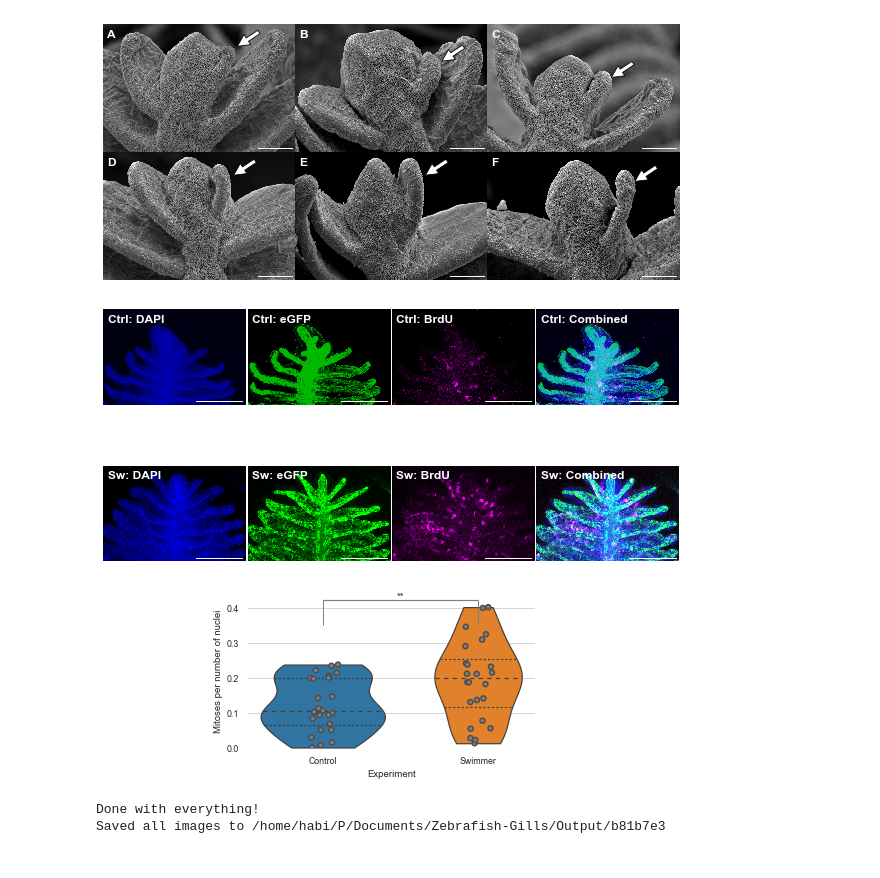
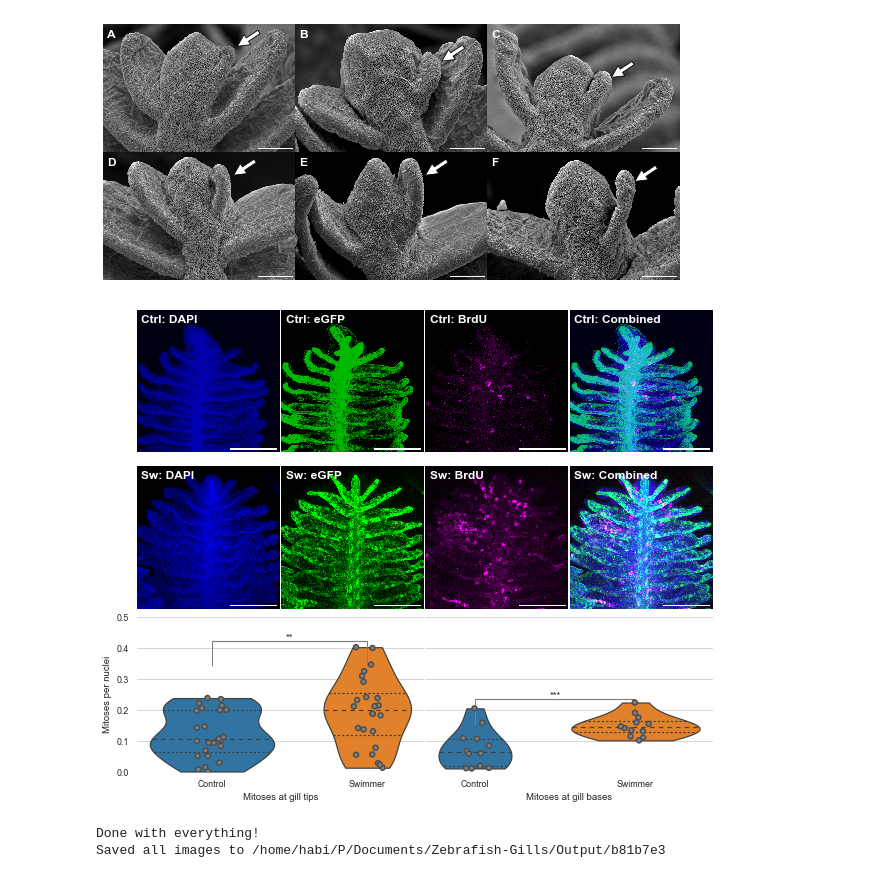
Before and after one commit to habi/Zebra-Fish-Gills, a Jupyter notebook: Gills-Analysis.ipynb, the cells around one changed output. Cells and saved outputs as stored; diff of their text form; code cells hidden in the pictures.

```diff
--- a/Gills-Analysis.ipynb
+++ b/Gills-Analysis.ipynb
@@ -3086,5 +3066,6 @@ Increase of Swimmer (start to end) is -0.4 %
 # %%
 # Shapiro -> Normalitätstest
-scipy.stats.shapiro(Mitoses['M_per_N'])
+for c, m in enumerate([Mitoses, Mitoses_base]):
+    print(which_mitosis[c], scipy.stats.shapiro(m['M_per_N']))
 # nicht signifikant von Normalverteilung unterschiedlich
 # %% [output]
@@ -3145,10 +3146,13 @@ plt.show()
 # %%
 # Data as prose
-for experiment in Mitoses.Experiment.unique():
-    print('The mitoses per nuclei of the %s fishes '
-          'are %0.2f with a STD of %0.2f' % (experiment,
-                                             Mitoses[Mitoses.Experiment == experiment]['M_per_N'].mean(),
-                                             Mitoses[Mitoses.Experiment == experiment]['M_per_N'].std()))
-print('This is an increase of %0.1f %%' % percentage(Mitoses['M_per_N'][Mitoses.Experiment == 'Control'].mean(),
-                                                     Mitoses['M_per_N'][Mitoses.Experiment == 'Swimmer'].mean()))
+for c, m in enumerate([Mitoses, Mitoses_base]):
+    print(which_mitosis[c])
+    for experiment in m.Experiment.unique():
+        print('The mitoses per nuclei of the %s fishes '
+              'are %0.2f with a STD of %0.2f' % (experiment,
+                                                 m[m.Experiment == experiment]['M_per_N'].mean(),
+                                                 m[m.Experiment == experiment]['M_per_N'].std()))
+    print('This is an increase of %0.1f %%' % percentage(m['M_per_N'][m.Experiment == 'Control'].mean(),
+                                                         m['M_per_N'][m.Experiment == 'Swimmer'].mean()))
+    print(80*'-')
 # %% [output]
@@ -3824,39 +3839,64 @@ for panel in range(4):
                                   'um',
                                   fixed_value=100,
                                   label_formatter=lambda x, y: ''))
     plt.gca().set_axis_off()
     plt.margins(0, 0)
-plt.gcf().add_subplot(gs[2, 1:3])
+plt.gcf().add_subplot(gs[2, 0:2])
 seaborn.violinplot(data=Mitoses,
                    x=Mitoses['Experiment'],
                    y=Mitoses['M_per_N'],
                    cut=0,
                    inner='quartiles')
 seaborn.stripplot(data=Mitoses,
                   x=Mitoses['Experiment'],
                   y=Mitoses['M_per_N'],
                   jitter=True,
                   s=5,
                   linewidth=1.5,
                   color='gray')
 significance_bar(0, 1,
                  numpy.max(Mitoses['M_per_N'].max()),
-                 p_value_mitosis)
-plt.ylabel('Mitoses per number of nuclei')
+                 p_value_mitosis[0])
+plt.xlabel('Mitoses at gill tips')
+plt.ylabel('Mitoses per nuclei')
+plt.ylim([0,0.5])
 if zerotheplots:
     plt.ylim(ymin=0)
-# plt.title('Mitoses')
-seaborn.despine(offset=10, trim=True, bottom=True, left=True)
+plt.gcf().add_subplot(gs[2, 2:4])
+seaborn.violinplot(data=Mitoses_base,
+                   x=Mitoses_base['Experiment'],
+                   y=Mitoses_base['M_per_N'],
+                   cut=0,
+                   inner='quartiles')
+seaborn.stripplot(data=Mitoses_base,
+                  x=Mitoses_base['Experiment'],
+                  y=Mitoses_base['M_per_N'],
+                  jitter=True,
+                  s=5,
+                  linewidth=1.5,
+                  color='gray')
+significance_bar(0, 1,
+                 numpy.max(Mitoses_base['M_per_N'].max()),
+                 p_value_mitosis[1])
+plt.xlabel('Mitoses at gill bases')
+# same scale as 'tips'
+plt.ylim([0,0.5])
+# No label and no tick labels for 'base' yaxis
+plt.ylabel('')
+plt.gca().set_yticklabels([])
+if zerotheplots:
+    plt.ylim(ymin=0)
+seaborn.despine(offset=10, bottom=True, left=True)
 plt.subplots_adjust(top=1, bottom=0,
                     right=1, left=0,
                     hspace=0.01, wspace=0.01)
 plt.savefig(os.path.join(OutPutDir,
                          'Fig07.png'),
             bbox_inches='tight',
             pad_inches=0)
 plt.show()
 # %% [output]
-[figure, old version]
+[figure, new version]
 # %%
 print('Done with everything!')
 print('Saved all images to %s' % OutPutDir)
```
Also changed, not shown: parts of 30 cells of this notebook.
